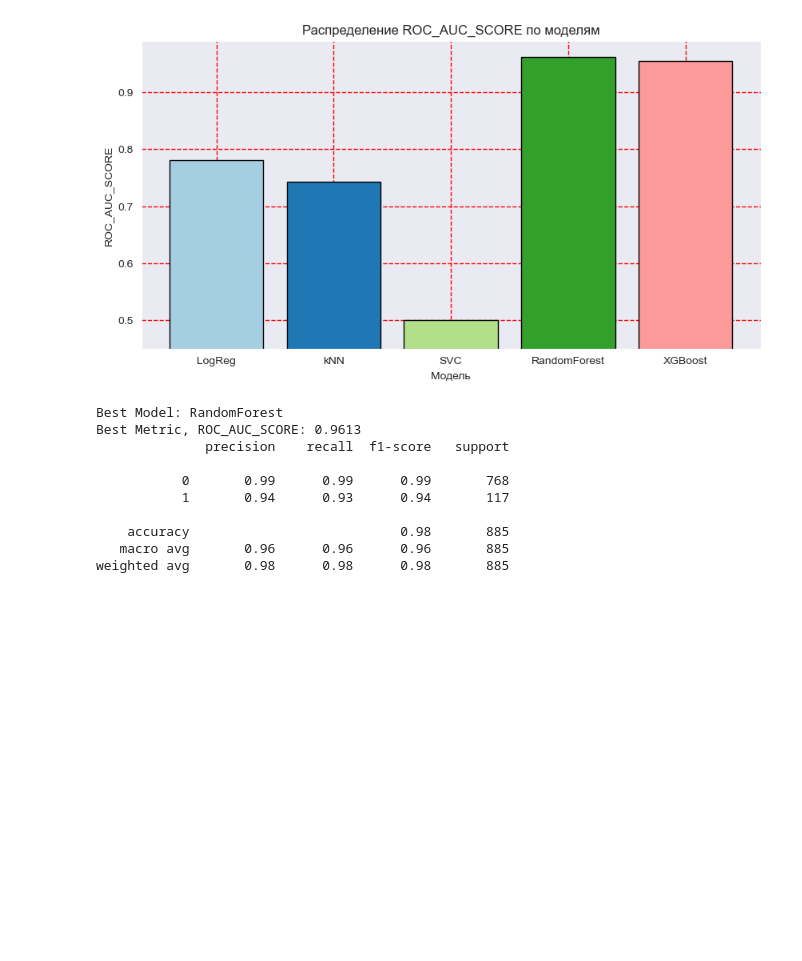
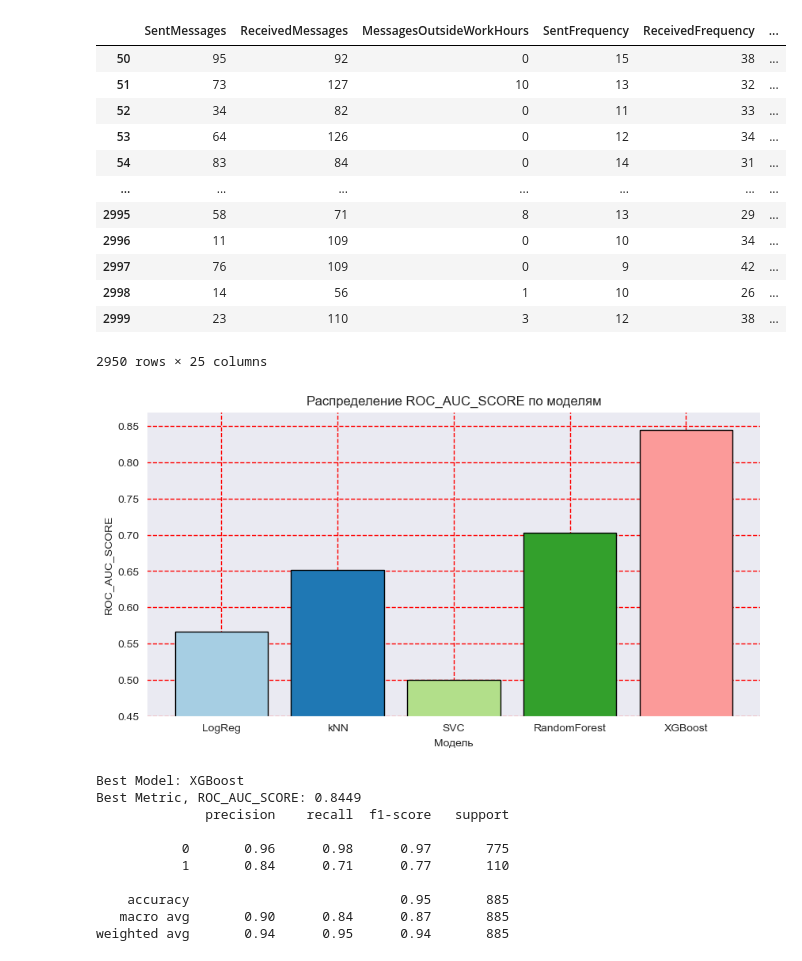
Before and after one commit to Ekzz0/LayoffsServicePrediction, a Jupyter notebook: ML/jupyter_notebooks/models_training.ipynb, the cells around one changed output. Saved outputs shown, nothing was run; the diff lists cells and outputs as text; code cells hidden in the pictures; blank space fills up the shorter version.

```diff
--- a/ML/jupyter_notebooks/models_training.ipynb
+++ b/ML/jupyter_notebooks/models_training.ipynb
@@ -15,7 +17,25 @@ import pandas as pd
+# %%
+cols_to_drop = joblib.load(f'../data/cols_to_drop')
 # %%
-df = pd.read_csv('../data/train.csv', index_col=0).drop(columns='MessageDateTime')
-# df.index = df['id']
-# df.drop(['id'], axis=1, inplace=True)
+df = pd.read_csv('../data/train.csv', index_col=0).drop(columns=cols_to_drop)
+ID = df['id']
+df.drop(['id'], axis=1, inplace=True)
+# %%
+df
+# %% [output]
+|  | SentMessages | ReceivedMessages | MessagesOutsideWorkHours | SentFrequency | ReceivedFrequency | ... |
+| 50 | 95 | 92 | 0 | 15 | 38 | ... |
+| 51 | 73 | 127 | 10 | 13 | 32 | ... |
+| 52 | 34 | 82 | 0 | 11 | 33 | ... |
+| 53 | 64 | 126 | 0 | 12 | 34 | ... |
+| 54 | 83 | 84 | 0 | 14 | 31 | ... |
+| ... | ... | ... | ... | ... | ... | ... |
+| 2995 | 58 | 71 | 8 | 13 | 29 | ... |
+| 2996 | 11 | 109 | 0 | 10 | 34 | ... |
+| 2997 | 76 | 109 | 0 | 9 | 42 | ... |
+| 2998 | 14 | 56 | 1 | 10 | 26 | ... |
+| 2999 | 23 | 110 | 3 | 12 | 38 | ... |
+2950 rows × 25 columns
 # %%
 # Разделяем датасет на X, y
 X, y = ut.split_to_x_y(df, 'Resigned')
@@ -52,7 +72,7 @@ for model in models:
 models_names = ['LogReg', 'kNN', 'SVC', 'RandomForest', 'XGBoost']
 ut.plot_metrics_hist(models_names, metrics)
 # %% [output]
-[figure, old version]
+[figure, new version]
 # %%
 best_metric = max(metrics)
 best_model_name = models_names[metrics.index(best_metric)]
@@ -62,16 +82,16 @@ print('Best Model:', best_model_name)
 print('Best Metric, ROC_AUC_SCORE:', round(best_metric, 4))
 print(classification_report(y_true=y_test, y_pred=best_model.predict(X_test.values)))
 # %% [output]
-Best Model: RandomForest
-Best Metric, ROC_AUC_SCORE: 0.9613
+Best Model: XGBoost
+Best Metric, ROC_AUC_SCORE: 0.8449
               precision    recall  f1-score   support
 
-           0       0.99      0.99      0.99       768
-           1       0.94      0.93      0.94       117
+           0       0.96      0.98      0.97       775
+           1       0.84      0.71      0.77       110
 
-    accuracy                           0.98       885
-   macro avg       0.96      0.96      0.96       885
-weighted avg       0.98      0.98      0.98       885
+    accuracy                           0.95       885
+   macro avg       0.90      0.84      0.87       885
+weighted avg       0.94      0.95      0.94       885
 # %%
 import joblib
 
```
Also changed, not shown: parts of 2 cells of this notebook, 11 other files.
